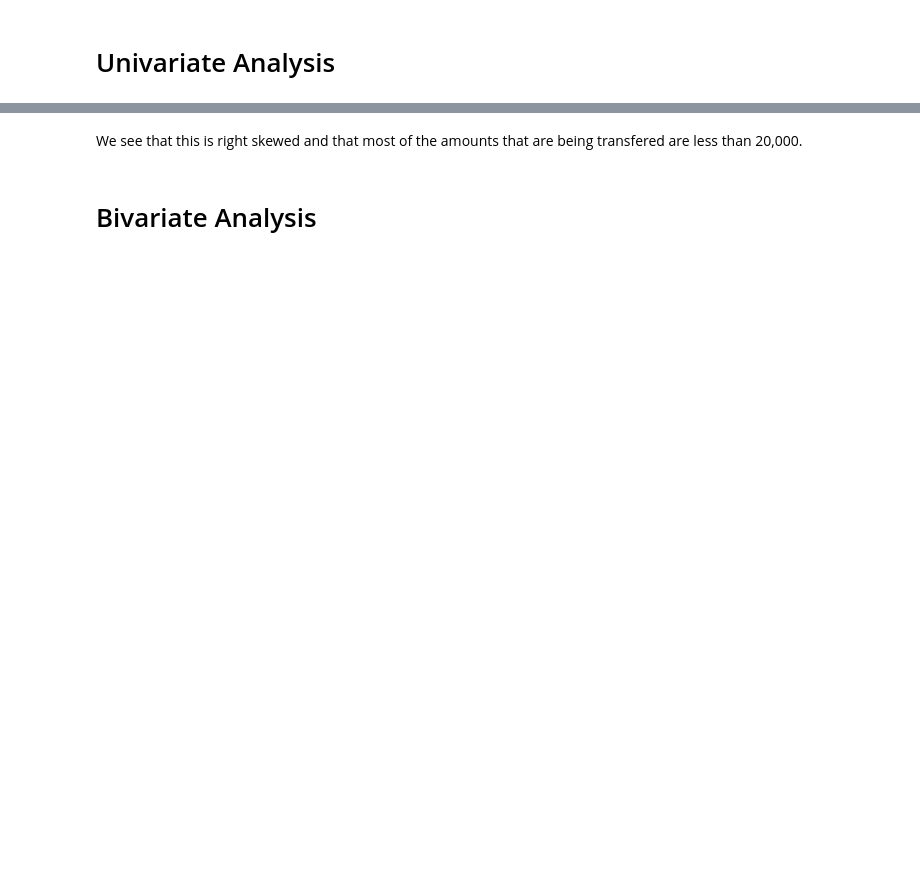
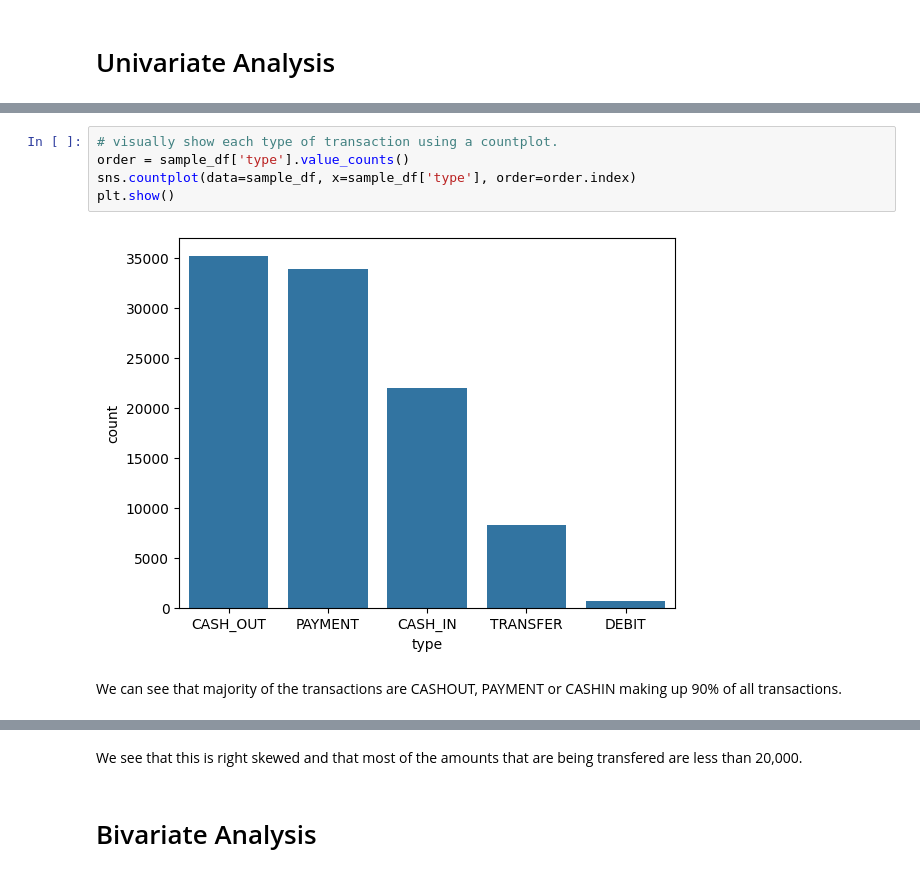
Before and after one commit to defunSM/TLAB_supervised_learning, a Jupyter notebook: code/01explore.ipynb, the cells around one changed output, grey strips where cells are left out. Drawn from its saved outputs; the diff is of its cells as text; blank space fills up the shorter version.

```diff
--- a/code/01explore.ipynb
+++ b/code/01explore.ipynb
@@ -67 +99,10 @@ sample_df = df.sample(n=int(1e5))
+# %%
+# visually show each type of transaction using a countplot.
+order = sample_df['type'].value_counts()
+sns.countplot(data=sample_df, x=sample_df['type'], order=order.index)
+plt.show()
+# %% [output]
+[figure, added]
+# %% [markdown]
+We can see that majority of the transactions are CASHOUT, PAYMENT or CASHIN making up 90% of all transactions.
 # %%
```
Also changed, not shown: parts of 11 cells of this notebook, 4 other files.
